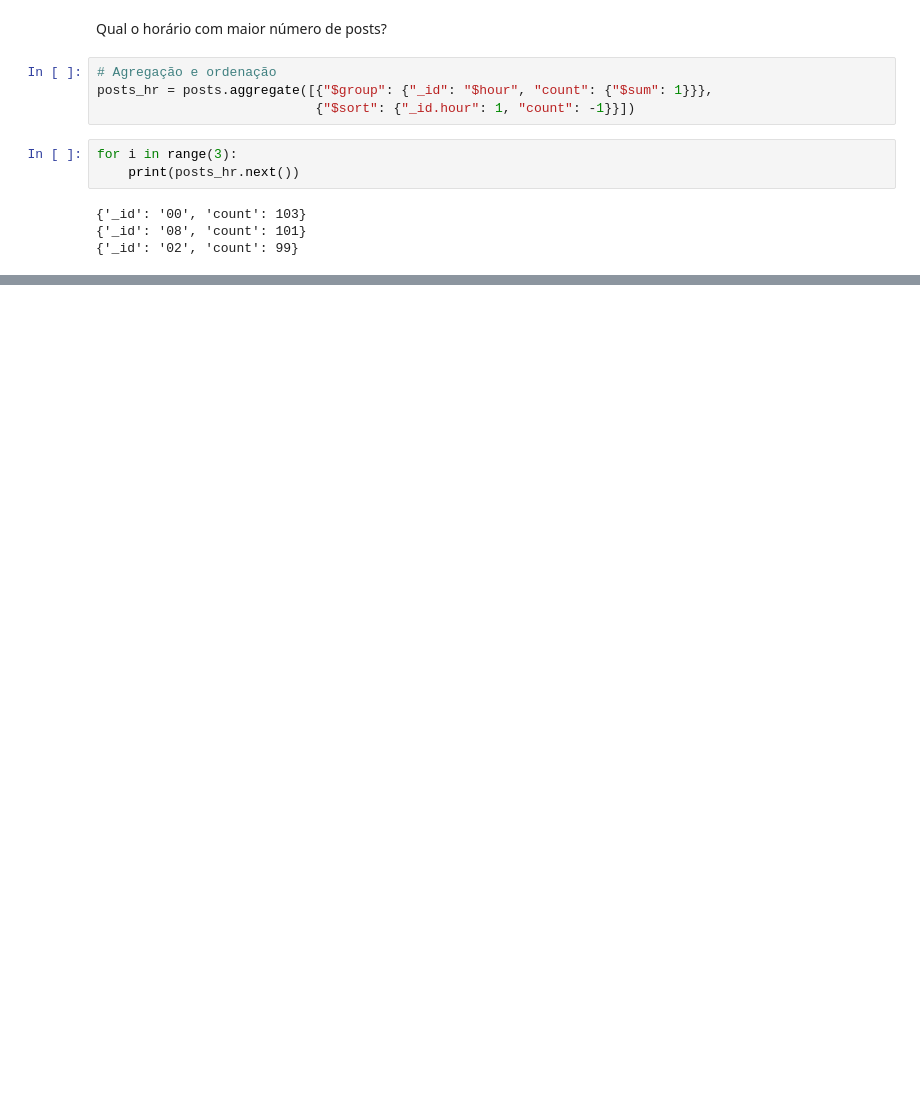
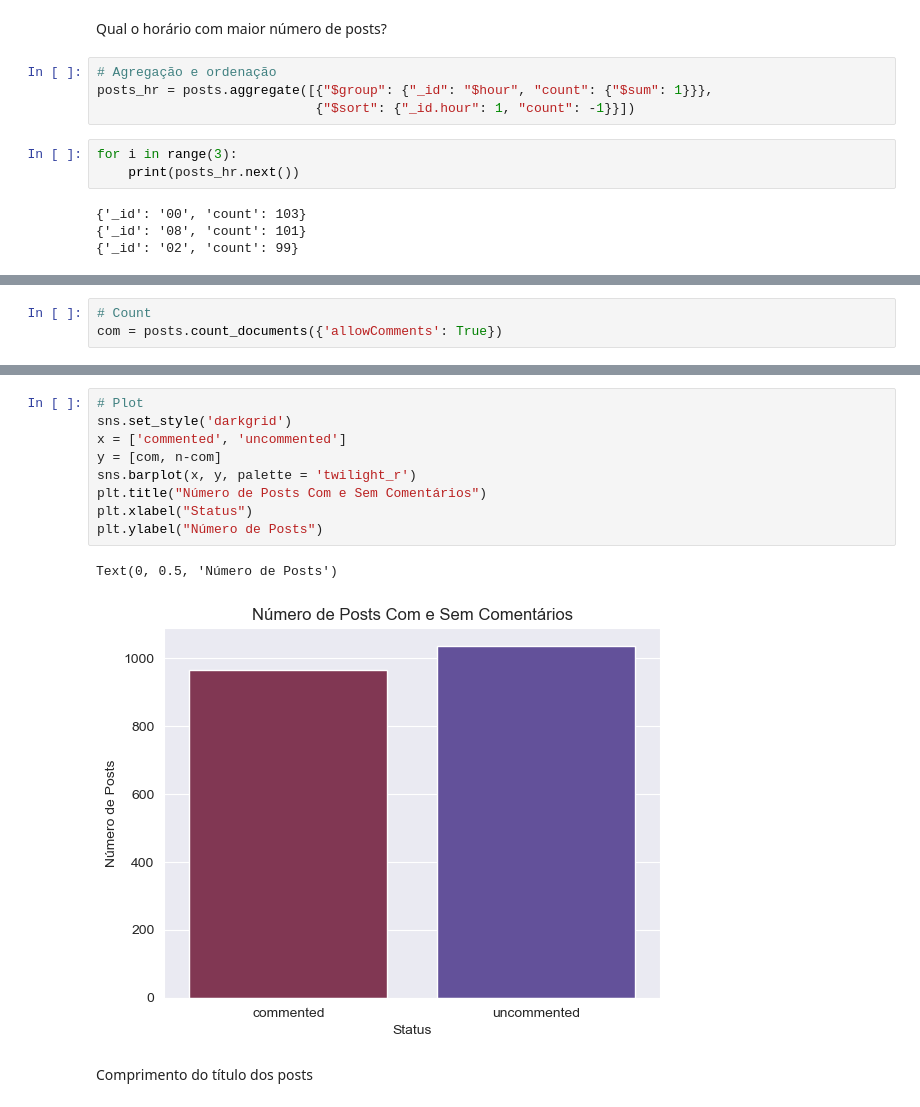
Before and after one commit to SanTavaresD/Analise_de_Dados_com_Linguagem_Python, a Jupyter notebook: 10_tecnicas_de_pre_processamento_de_dados/Projeto9.ipynb, the cells around one changed output, grey strips where cells are left out. Cells and saved outputs as stored; diff of their text form; blank space fills up the shorter version.

```diff
--- a/10_tecnicas_de_pre_processamento_de_dados/Projeto9.ipynb
+++ b/10_tecnicas_de_pre_processamento_de_dados/Projeto9.ipynb
@@ -246,0 +263,3 @@ for i in range(3):
+# %%
+# Count
+com = posts.count_documents({'allowComments': True})
@@ -246,0 +274,14 @@ for i in range(3):
+# %%
+# Plot
+sns.set_style('darkgrid')
+x = ['commented', 'uncommented']
+y = [com, n-com]
+sns.barplot(x, y, palette = 'twilight_r')
+plt.title("Número de Posts Com e Sem Comentários")
+plt.xlabel("Status")
+plt.ylabel("Número de Posts")
+# %% [output]
+Text(0, 0.5, 'Número de Posts')
+[figure, added]
+# %% [markdown]
+Comprimento do título dos posts
```
Also changed, not shown: parts of 46 cells of this notebook.
